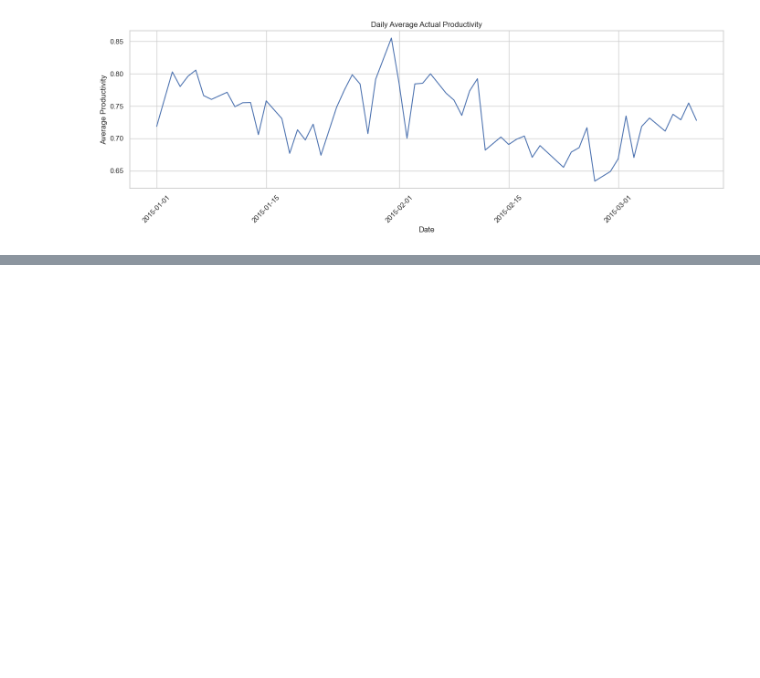
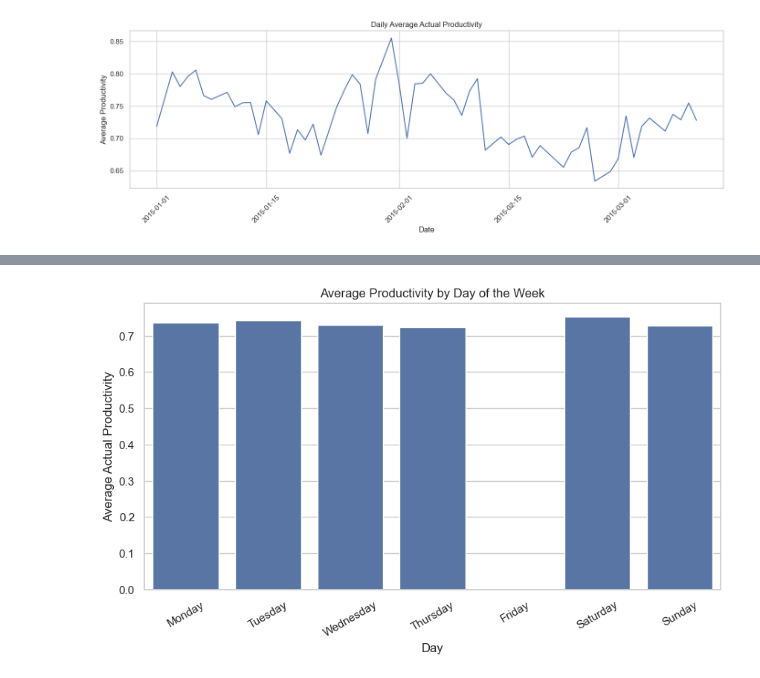
Before and after one commit to sanda620/garment-productivity-prediction, a Jupyter notebook: notebooks/01_garment_productivity_eda.ipynb, the cells around one changed output, grey strips where cells are left out. Saved outputs shown, nothing was run; the diff lists cells and outputs as text; code cells hidden in the pictures; blank space fills up the shorter version.

Commit message:
eda: analyse productivity correlations and temporal patterns

```diff
--- a/notebooks/01_garment_productivity_eda.ipynb
+++ b/notebooks/01_garment_productivity_eda.ipynb
@@ -256,0 +307,23 @@ plt.show()
+# %%
+day_order = [
+    "Monday", "Tuesday", "Wednesday",
+    "Thursday", "Friday", "Saturday", "Sunday"
+]
+
+plt.figure(figsize=(10, 5))
+
+sns.barplot(
+    data=df,
+    x="day",
+    y="actual_productivity",
+    order=day_order,
+    errorbar=None
+)
+
+plt.title("Average Productivity by Day of the Week")
+plt.xlabel("Day")
+plt.ylabel("Average Actual Productivity")
+plt.xticks(rotation=30)
+plt.show()
+# %% [output]
+[figure, added]
```
Also changed, not shown: parts of 3 cells of this notebook.
